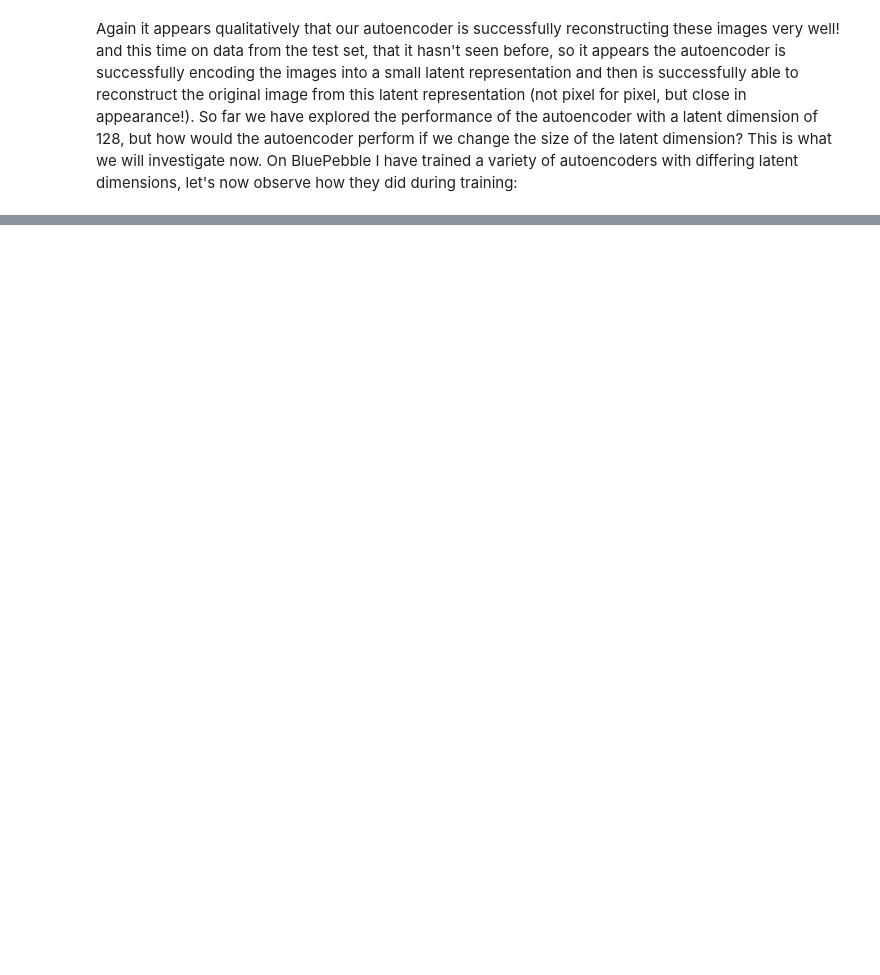
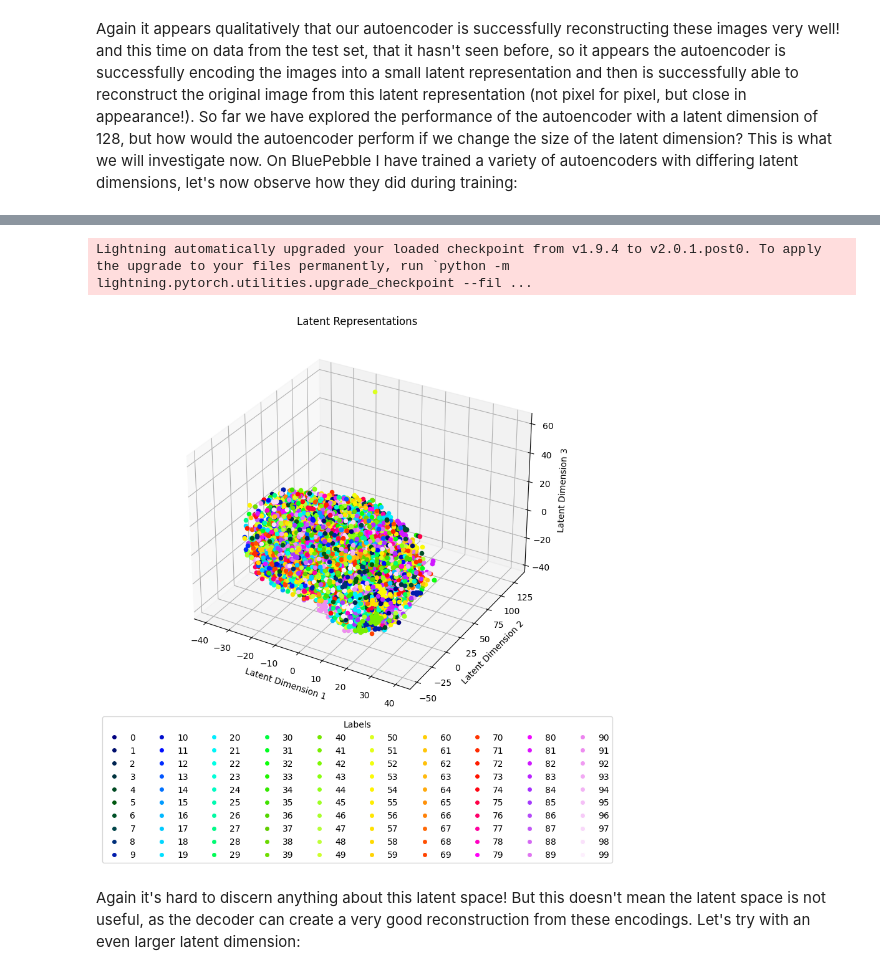
Before and after one commit to h-0-0/compass_yr1, a Jupyter notebook: SC2/portfolio_8/portfolio_8.ipynb, the cells around one changed output, grey strips where cells are left out. Drawn from its saved outputs; the diff is of its cells as text; code cells hidden in the pictures; blank space fills up the shorter version.

```diff
--- a/SC2/portfolio_8/portfolio_8.ipynb
+++ b/SC2/portfolio_8/portfolio_8.ipynb
@@ -253,0 +403,58 @@ Let's now examine what the latent space of the auto encoders look like
+# %%
+from sklearn.manifold import TSNE
+tsne = TSNE(n_components=3, random_state=42)
+
+model = VAE.AutoEncoder.load_from_checkpoint("saved_models/autoencoder_"+str(256)+".ckpt")
+model.eval()
+# Let's encode the entire test set
+enc = np.empty((0, 256))
+enc_labels = []
+with torch.no_grad():
+    for i, (images, targets) in enumerate(test_loader):
+        latent_vectors = model.encoder(images).detach().numpy()
+        enc = np.vstack((enc, latent_vectors))
+        enc_labels.extend(targets.numpy())
+
+# Transform the latent vectors into 3D using t-SNE
+enc = tsne.fit_transform(enc)
+
+fig = plt.figure(figsize=(10, 8))
+ax = fig.add_subplot(111, projection='3d')
+scatter_list = []
+for i in range(len(enc)):
+    x = enc[i, 0]  # X-coordinate of the latent vector
+    y = enc[i, 1]  # Y-coordinate of the latent vector
+    z = enc[i, 2]  # Z-coordinate of the latent vector
+    label = enc_labels[i]  # Label corresponding to the latent vector
+
+    # Normalize the label to the range [0, 1]
+    normalized_label = label / 100
+
+    # Get the color from the colormap
+    color = cmap(normalized_label)
+
+    # Plot the point in 3D with color based on the label
+    scatter = ax.scatter(x, y, z, color=color, marker='o')
+    scatter_list.append(scatter)
+
+ax.set_xlabel('Latent Dimension 1')
+ax.set_ylabel('Latent Dimension 2')
+ax.set_zlabel('Latent Dimension 3')
+ax.set_title('Latent Representations')
+
+labels = set(enc_labels)
+legend_elements = [plt.Line2D([0], [0], marker='o', color='w', label=label, markerfacecolor=cmap(label/100)) for label in labels]
+ncol = 10  # Number of columns in the legend
+legend = ax.legend(handles=legend_elements, loc='lower center', bbox_to_anchor=(0.5, -0.4), ncol=ncol, title='Labels')
+
+# Set the legend label text to be split over multiple lines
+for handle in legend.legendHandles:
+    handle.set_label('\n'.join(handle.get_label().split()))
+
+
+plt.show()
+# %% [output]
+Lightning automatically upgraded your loaded checkpoint from v1.9.4 to v2.0.1.post0. To apply the upgrade to your files permanently, run `python -m lightning.pytorch.utilities.upgrade_checkpoint --fil ...
+[figure, added]
+# %% [markdown]
+Again it's hard to discern anything about this latent space! But this doesn't mean the latent space is not useful, as the decoder can create a very good reconstruction from these encodings. Let's try with an even larger latent dimension:
```
Also changed, not shown: parts of 28 cells of this notebook, 39 other files.
